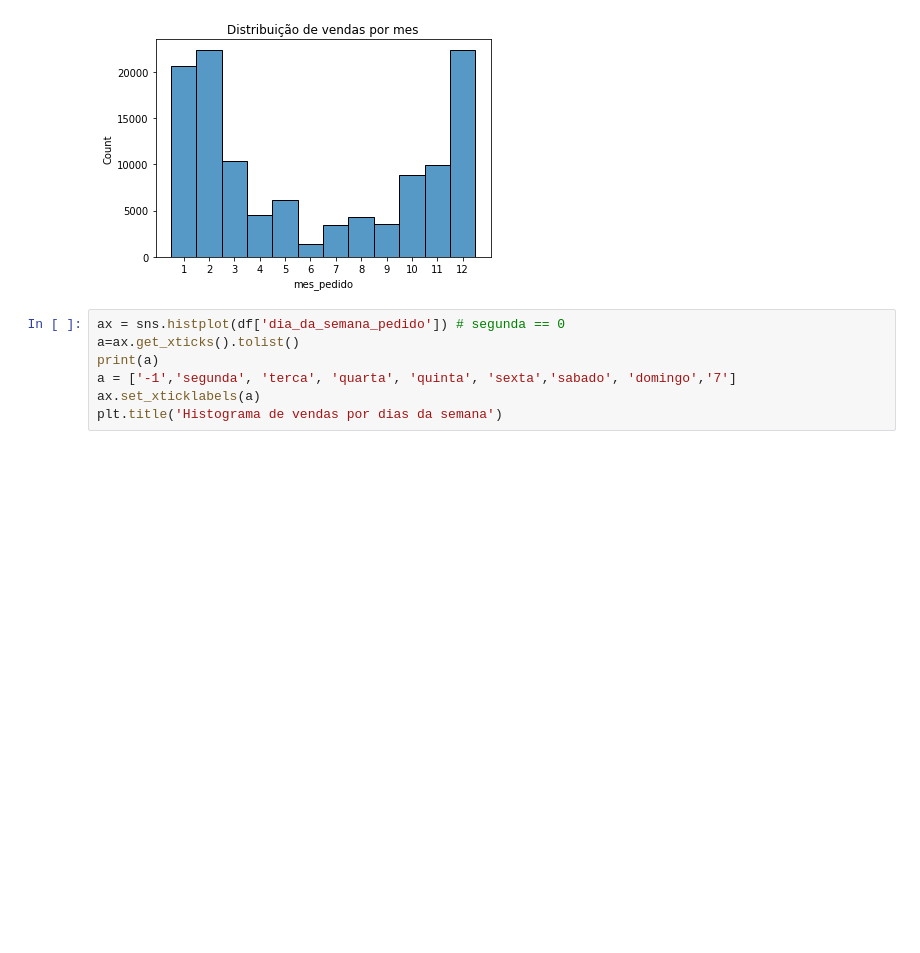
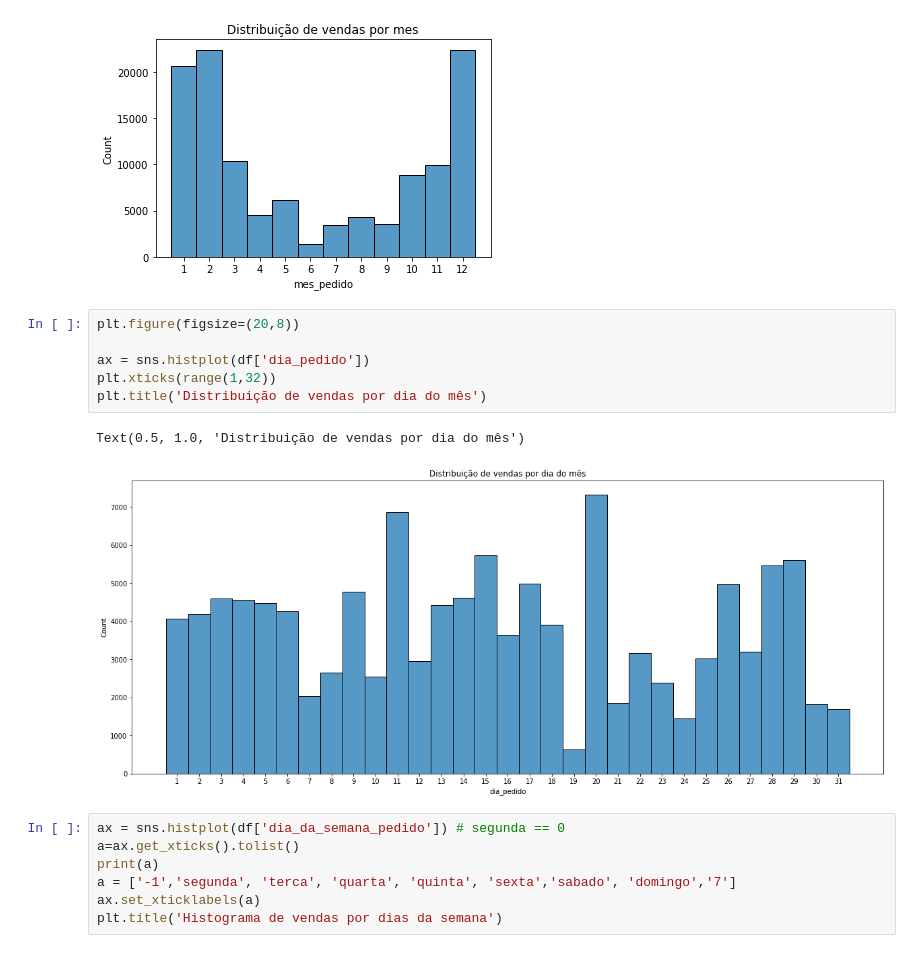
Before and after one commit to aime-n/anomaly-detection-arima, a Jupyter notebook: Aime_ConsultoriaEstatistica.ipynb, the cells around one changed output. Saved outputs shown, nothing was run; the diff lists cells and outputs as text; blank space fills up the shorter version.

```diff
--- a/Aime_ConsultoriaEstatistica.ipynb
+++ b/Aime_ConsultoriaEstatistica.ipynb
@@ -167,6 +179,15 @@ plt.title('Distribuição de vendas por mes')
 # %% [output]
 Text(0.5, 1.0, 'Distribuição de vendas por mes')
 [figure]
+# %%
+plt.figure(figsize=(20,8))
+
+ax = sns.histplot(df['dia_pedido'])
+plt.xticks(range(1,32))
+plt.title('Distribuição de vendas por dia do mês')
+# %% [output]
+Text(0.5, 1.0, 'Distribuição de vendas por dia do mês')
+[figure, added]
 # %%
 ax = sns.histplot(df['dia_da_semana_pedido']) # segunda == 0
 a=ax.get_xticks().tolist()
```
Also changed, not shown: parts of 7 cells of this notebook.
